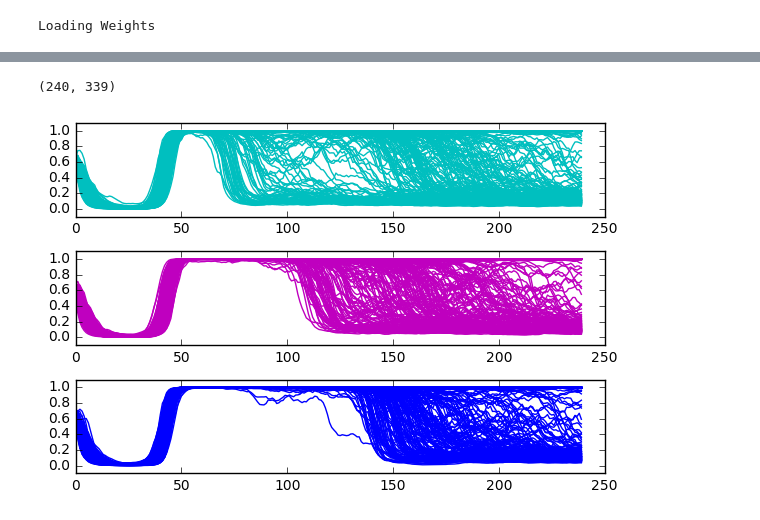
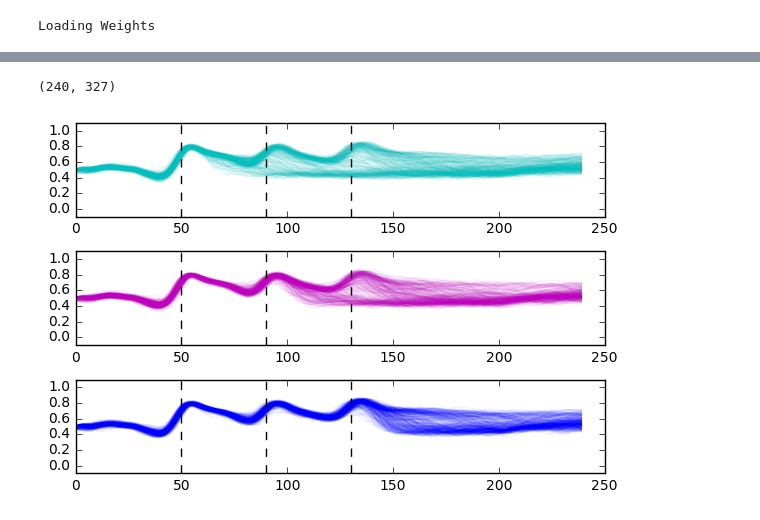
Before and after one commit to davidbrandfonbrener/sisyphus2, a Jupyter notebook: notebooks/color_matching_training_attention.ipynb, the cells around one changed output, grey strips where cells are left out. Saved outputs shown, nothing was run; the diff lists cells and outputs as text; code cells hidden in the pictures.

```diff
--- a/notebooks/color_matching_training_attention.ipynb
+++ b/notebooks/color_matching_training_attention.ipynb
@@ -89,7 +90,7 @@ params = cm.set_params(coherences=cohs,
 generator = cm.generate_train_trials(params)
 # %%
 #Attention Weight specific params
-params['L2_attention'] = 1.  #attention regularizer
+params['L2_attention'] = .002  #attention regularizer
 params['tau_fw'] = 50.       #initial time constant of attention update
 params['gamma_train'] = True  #trainable gamma (dt/tu_fw)
 params['phi_train'] = False    #trainable phi (sensitivity to fws)
@@ -139,11 +140,12 @@ if False:
     sess.close()
 # %%
 #curriculum learning
-if True:
+if False:
 
     coh_factors = np.array([1.,.8,.5,.3,.1]) #np.arange(1.,0,-.2)
 
     params['load_weights_path'] = None
+    params['N_batch'] = params['sample_size'] = 128
     training_iters = 300000
 
 
@@ -193,7 +177,7 @@ Norm of Grad Wrec= 0.0149755
 
 tf.reset_default_graph()
 params['coherences'] = np.array([0.])
-params['N_batch'] = params['sample_size'] = 1000
+params['N_batch'] = params['sample_size'] = 10000
 params['load_weights_path'] = weights_path
 
 generator = cm.generate_train_trials(params)
@@ -238,0 +232,12 @@ plt.show()
+# %%
+# plt.hist(rts[np.logical_and(rts>0,rts<130)],30)
+
+plt.figure(figsize=(10,6))
+for ii in range(15):
+    plt.subplot(5,3,ii+1)
+    plt.imshow(relu(s_null[:,:,20+ii]).T,aspect='auto',interpolation='none',cmap='RdBu_r')
+# plt.axvline(50,c='r',linestyle='--')
+# plt.axvline(90,c='r',linestyle='--')
+# plt.axvline(130,c='r',linestyle='--')
+plt.tight_layout()
+plt.show()
@@ -336,26 +377,37 @@ plt.show()
 # %%
 soft_att = np.zeros(att_.shape)
 for ii in range(soft_att.shape[1]):
     soft_att[:,ii,:] = softmax(att_[:,ii,:]).T
 
 
 # plt.plot(soft_att[:,:,0])
 # plt.show()
 
 print soft_att[:,times==50,0].shape
 
 plt.subplot(3,1,1)
-plt.plot(soft_att[:,times==50,0],'c')
+plt.plot(soft_att[:,times==50,0],'c',alpha=.05)
 plt.ylim([-.1,1.1])
+plt.axvline(50,c='k',linestyle='--')
+plt.axvline(90,c='k',linestyle='--')
+plt.axvline(130,c='k',linestyle='--')
+
 plt.subplot(3,1,2)
-plt.plot(soft_att[:,times==90,0],'m')
+plt.plot(soft_att[:,times==90,0],'m',alpha=.05)
 plt.ylim([-.1,1.1])
+plt.axvline(50,c='k',linestyle='--')
+plt.axvline(90,c='k',linestyle='--')
+plt.axvline(130,c='k',linestyle='--')
+
 plt.subplot(3,1,3)
-plt.plot(soft_att[:,times==130,0],'b')
+plt.plot(soft_att[:,times==130,0],'b',alpha=.05)
 plt.ylim([-.1,1.1])
+plt.axvline(50,c='k',linestyle='--')
+plt.axvline(90,c='k',linestyle='--')
+plt.axvline(130,c='k',linestyle='--')
 
 plt.tight_layout()
 plt.show()
 # %% [output]
-(240, 339)
+(240, 327)
-[figure, old version]
+[figure, new version]
```
Also changed, not shown: parts of 13 cells of this notebook, 1 other file.
